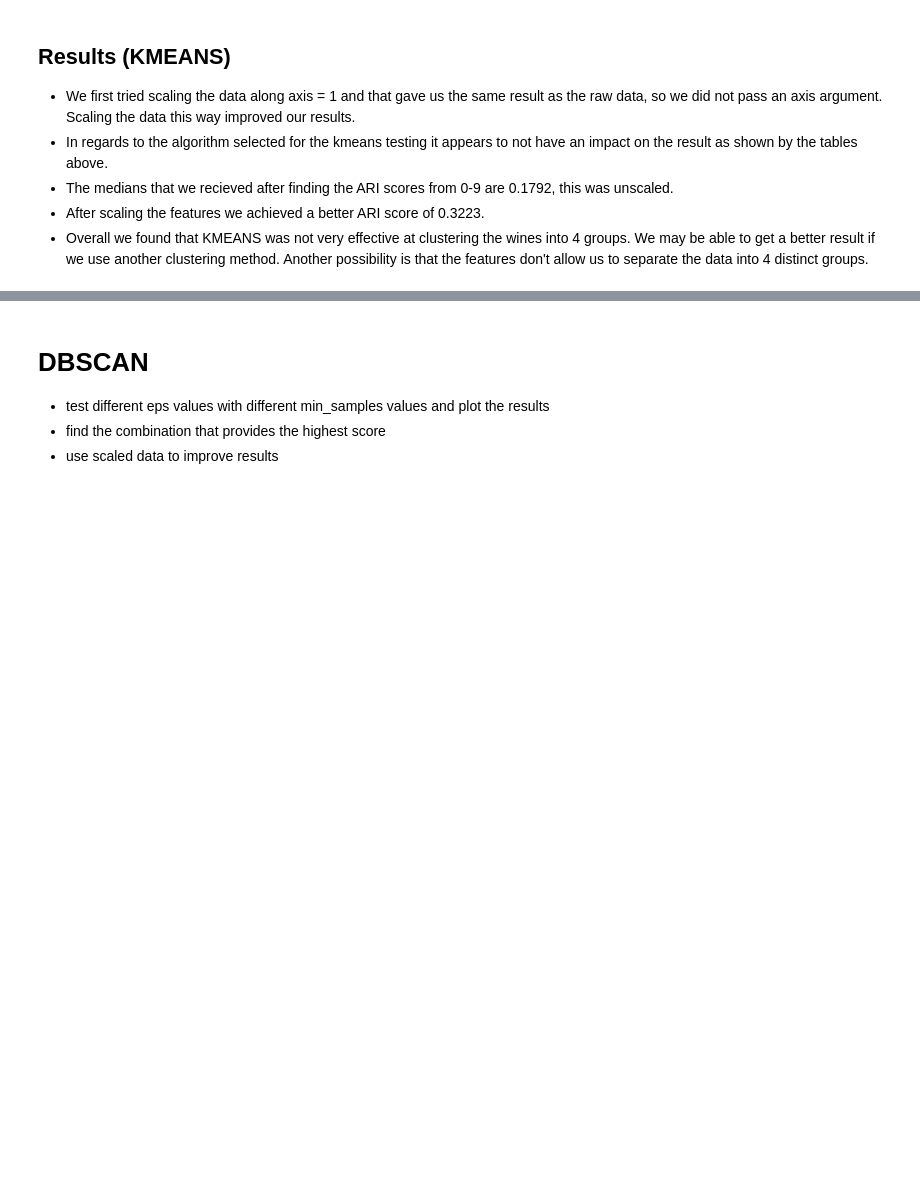
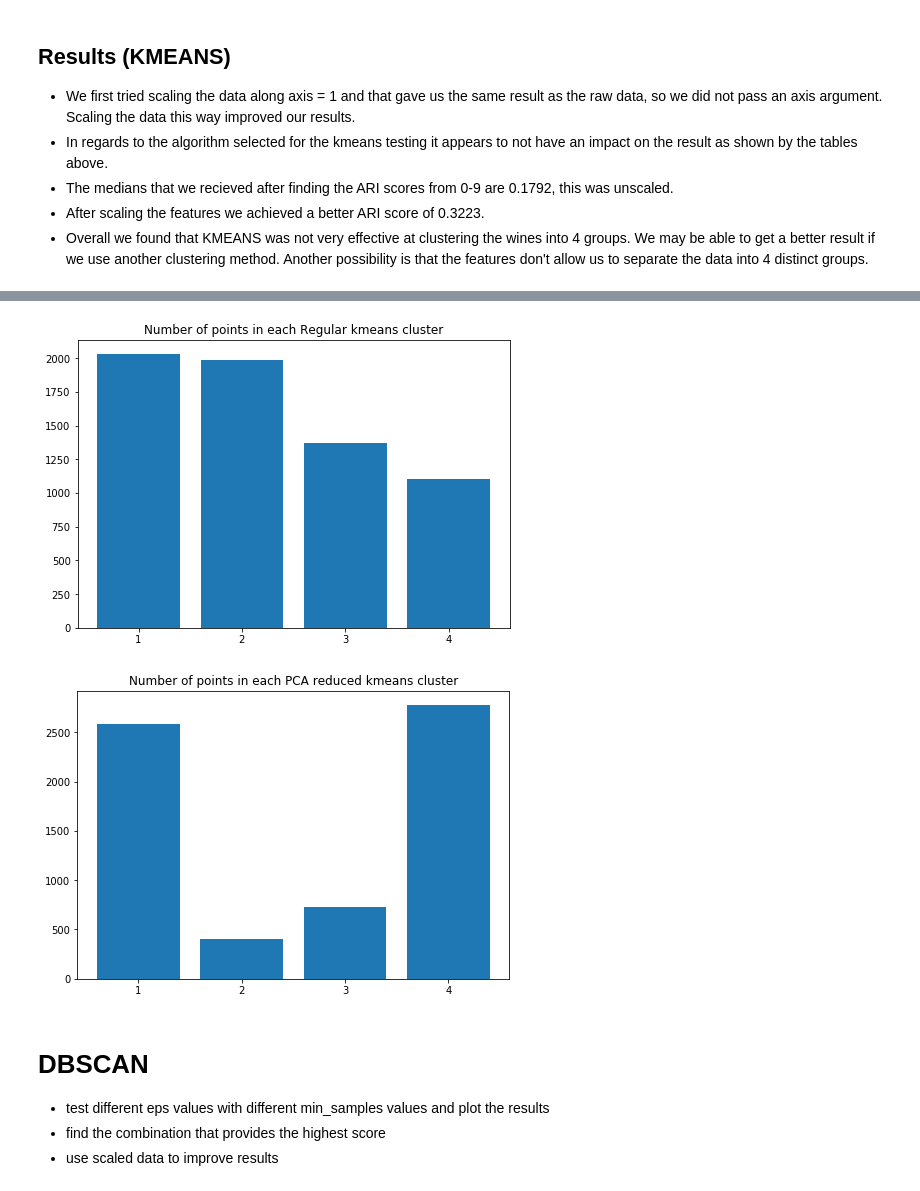
Before and after one commit to avneetgill/ensf544Project, a Jupyter notebook: Project1.2/Q3.ipynb, the cells around one changed output, grey strips where cells are left out. Cells and saved outputs as stored; diff of their text form; code cells hidden in the pictures; blank space fills up the shorter version.

```diff
--- a/Project1.2/Q3.ipynb
+++ b/Project1.2/Q3.ipynb
@@ -59,3 +81,17 @@ wine
+# %%
+from sklearn.decomposition import PCA
+
+
+#normalize features first
+feature_norm = normalize(feature)
+variance={'explained variance':[]}
+
+#number of components to use for PCA
+comp_num = 2
+
+pca = PCA(n_components=comp_num)
+pca.fit(feature_norm)
+feature_PCA = pca.transform(feature_norm)
 # %% [markdown]
 # Clustering the dataset into 4 clusters  (KMeans, DBScan, and Agglomerative Clustering)
 - We will use numerous clustering methods to see if we can use our features to segement our samples into four distinct groups, good white, good red, bad white, and bad red.
@@ -157,3 +196,41 @@ elkan 9 0.17924817736001172
+# %%
+# plotting the number of points in each cluster
+zero = np.count_nonzero(array==0)
+one = np.count_nonzero(array==1)
+two = np.count_nonzero(array==2)
+three = np.count_nonzero(array==3)
+
+clusters = ['1', '2', '3', '4']
+count = [zero, one, two, three]
+
+
+fig = plt.figure()
+ax = fig.add_axes([0,0,1,1])
+ax.bar(clusters,count)
+
+ax.set_title("Number of points in each Regular kmeans cluster")
+plt.show()
+
+
+#plotting number of points in each cluster For PCA reduced Data
+zero = np.count_nonzero(array_pca==0)
+one = np.count_nonzero(array_pca==1)
+two = np.count_nonzero(array_pca==2)
+three = np.count_nonzero(array_pca==3)
+
+clusters = ['1', '2', '3', '4']
+count = [zero, one, two, three]
+
+
+fig = plt.figure()
+ax = fig.add_axes([0,0,1,1])
+ax.bar(clusters,count)
+
+ax.set_title("Number of points in each PCA reduced kmeans cluster")
+plt.show()
+# %% [output]
+[figure, added]
+[figure, added]
 # %% [markdown]
 # DBSCAN
 - test different eps values with different min_samples values and plot the results
```
Also changed, not shown: parts of 25 cells of this notebook, 3 other files.
